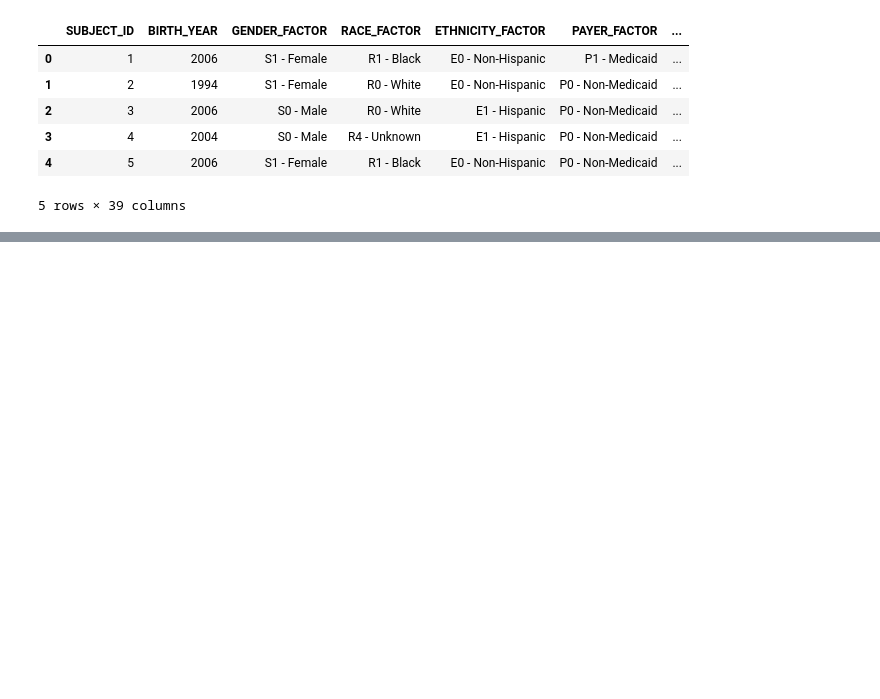
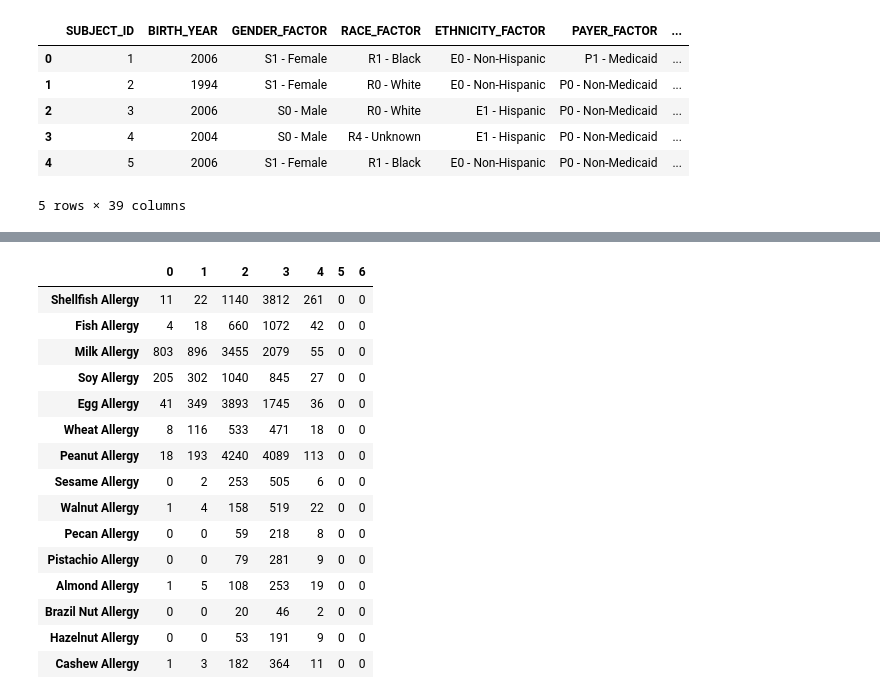
Before and after one commit to rbeebe1/project_01_group_01, a Jupyter notebook: app.ipynb, the cells around one changed output, grey strips where cells are left out. Cells and saved outputs as stored; diff of their text form; code cells hidden in the pictures; blank space fills up the shorter version.

```diff
--- a/app.ipynb
+++ b/app.ipynb
@@ -64,7 +31,7 @@ food_allergy = allergy_request.drop(columns=["FIRST_ASTHMARX","LAST_ASTHMARX","N
 
 food_allergy_clean = food_allergy.copy()
 
-food_allergy_clean[Columns_list2] = food_allergy_clean[Columns_list2].astype("float")
+food_allergy_clean[Columns_list] = food_allergy_clean[Columns_list].astype("float")
 food_allergy_clean.head()
 # %% [output]
 |  | SUBJECT_ID | BIRTH_YEAR | GENDER_FACTOR | RACE_FACTOR | ETHNICITY_FACTOR | PAYER_FACTOR | ... |
@@ -170,7 +93,7 @@ food_allergy_clean[cols].head()
 bins = [-50, 0.35, 0.69, 3.49, 17.49, 50, 100, 1000]
 group_names = ["0", "1", "2", "3", "4", "5", "6"]
 
-for col in Columns_list2:
+for col in Columns_list:
     food_allergy_clean[col] = pd.cut(food_allergy_clean[col], bins, labels=group_names, include_lowest=True)
 
 food_allergy_clean.head()
@@ -296,0 +157,29 @@ allergy_Payer_df.head()
+# %%
+allergy_name = []
+allergy_severity_df = pd.DataFrame()
+
+for keys, values in allergyDict.items():
+    allergy_name.append(keys)
+    df = pd.DataFrame(food_allergy_clean.groupby(allergyDict[keys][0]).size())
+    df1 = df.T
+    allergy_severity_df = pd.concat([allergy_severity_df, df1])
+
+allergy_severity_df.index=allergy_name
+allergy_severity_df
+# %% [output]
+|  | 0 | 1 | 2 | 3 | 4 | 5 | 6 |
+| Shellfish Allergy | 11 | 22 | 1140 | 3812 | 261 | 0 | 0 |
+| Fish Allergy | 4 | 18 | 660 | 1072 | 42 | 0 | 0 |
+| Milk Allergy | 803 | 896 | 3455 | 2079 | 55 | 0 | 0 |
+| Soy Allergy | 205 | 302 | 1040 | 845 | 27 | 0 | 0 |
+| Egg Allergy | 41 | 349 | 3893 | 1745 | 36 | 0 | 0 |
+| Wheat Allergy | 8 | 116 | 533 | 471 | 18 | 0 | 0 |
+| Peanut Allergy | 18 | 193 | 4240 | 4089 | 113 | 0 | 0 |
+| Sesame Allergy | 0 | 2 | 253 | 505 | 6 | 0 | 0 |
+| Walnut Allergy | 1 | 4 | 158 | 519 | 22 | 0 | 0 |
+| Pecan Allergy | 0 | 0 | 59 | 218 | 8 | 0 | 0 |
+| Pistachio Allergy | 0 | 0 | 79 | 281 | 9 | 0 | 0 |
+| Almond Allergy | 1 | 5 | 108 | 253 | 19 | 0 | 0 |
+| Brazil Nut Allergy | 0 | 0 | 20 | 46 | 2 | 0 | 0 |
+| Hazelnut Allergy | 0 | 0 | 53 | 191 | 9 | 0 | 0 |
+| Cashew Allergy | 1 | 3 | 182 | 364 | 11 | 0 | 0 |
```
Also changed, not shown: parts of 24 cells of this notebook.
